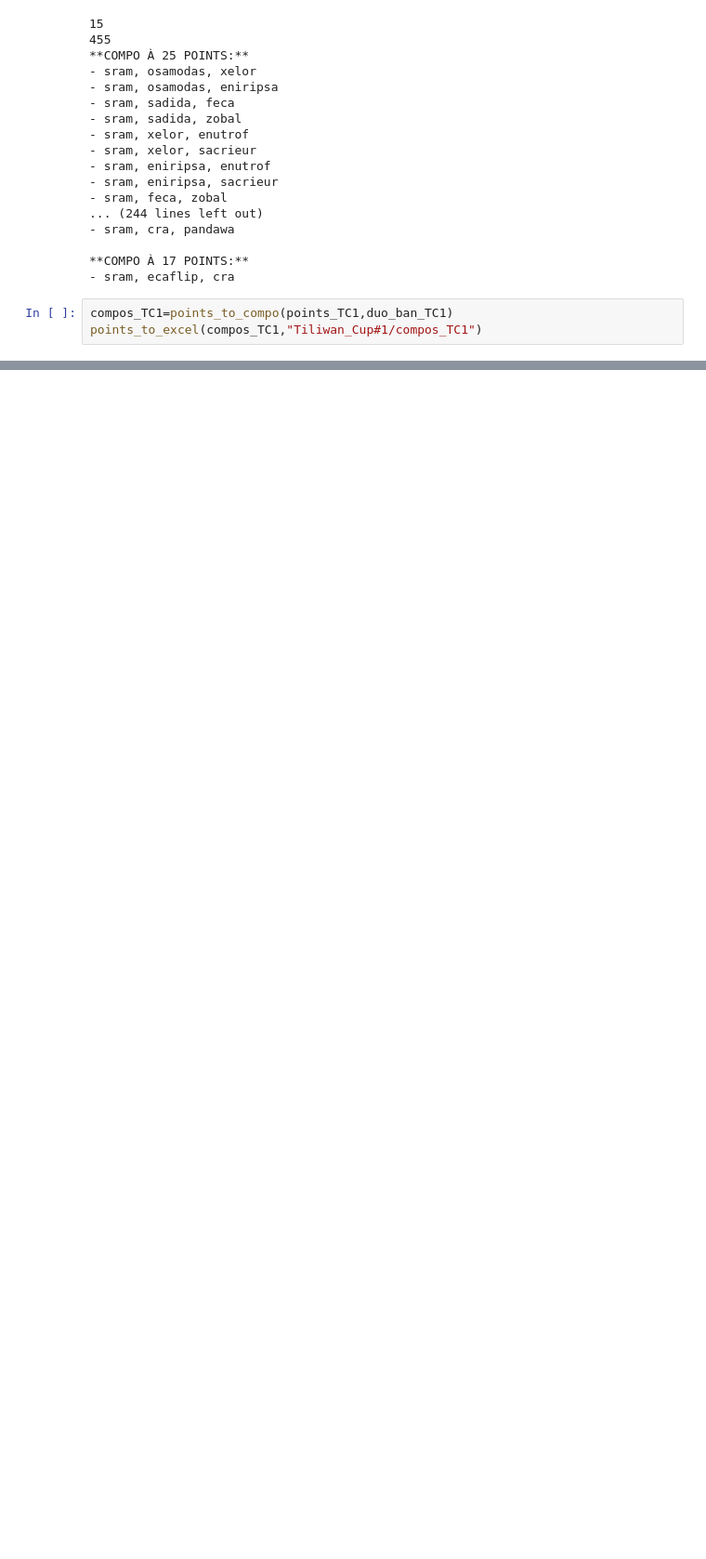
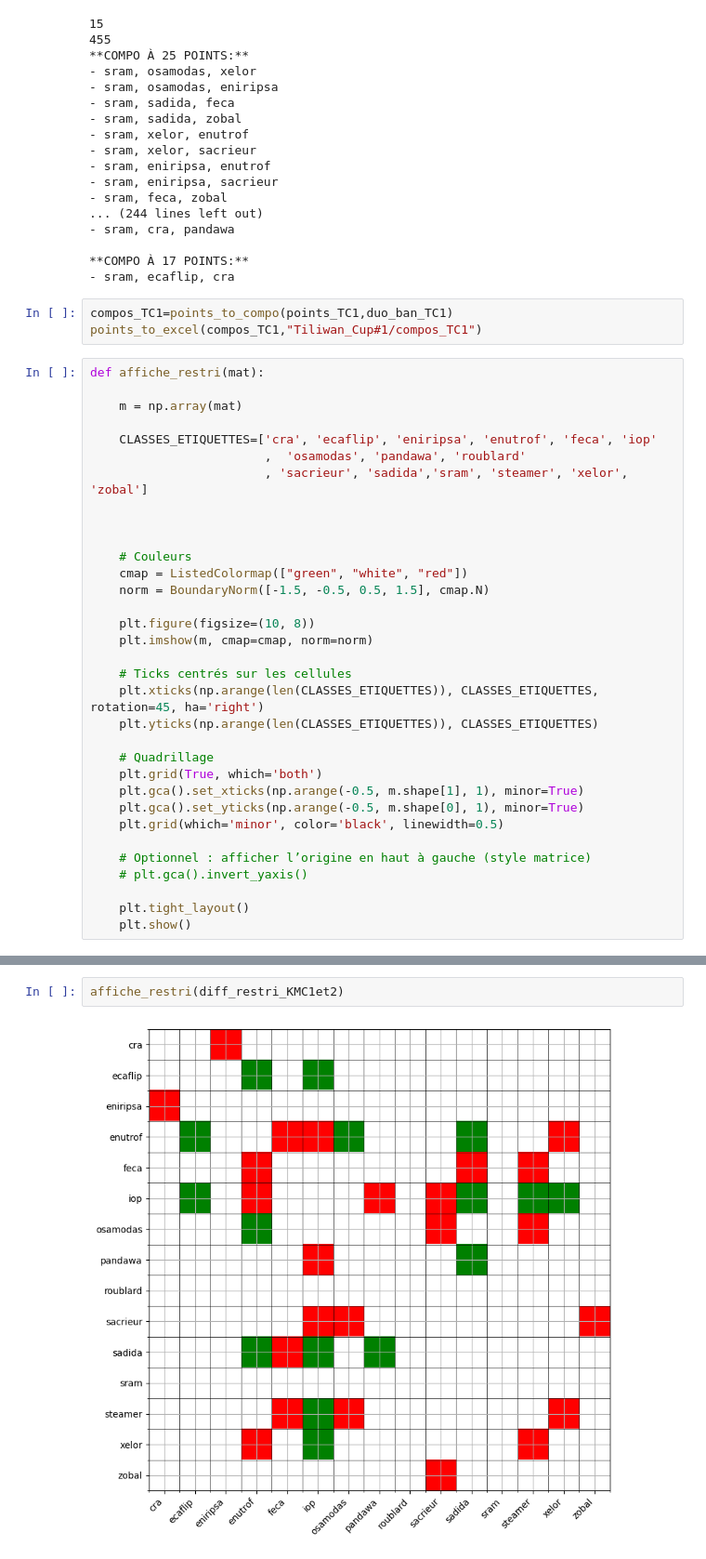
Before and after one commit to Warp-dt/Tournaments-stats, a Jupyter notebook: restri_points.ipynb, the cells around one changed output, grey strips where cells are left out. Shown at 93% size. Saved outputs shown, nothing was run; the diff lists cells and outputs as text; blank space fills up the shorter version.

Commit message:
ajout logique différence de restri

```diff
--- a/restri_points.ipynb
+++ b/restri_points.ipynb
@@ -1598,3 +1601,36 @@ for grade in cg:
 # %%
 compos_TC1=points_to_compo(points_TC1,duo_ban_TC1)
 points_to_excel(compos_TC1,"Tiliwan_Cup#1/compos_TC1")
+# %%
+def affiche_restri(mat):
+
+    m = np.array(mat)
+
+    CLASSES_ETIQUETTES=['cra', 'ecaflip', 'eniripsa', 'enutrof', 'feca', 'iop'
+                        ,  'osamodas', 'pandawa', 'roublard'
+                        , 'sacrieur', 'sadida','sram', 'steamer', 'xelor', 'zobal']
+
+
+
+    # Couleurs
+    cmap = ListedColormap(["green", "white", "red"])
+    norm = BoundaryNorm([-1.5, -0.5, 0.5, 1.5], cmap.N)
+
+    plt.figure(figsize=(10, 8))
+    plt.imshow(m, cmap=cmap, norm=norm)
+
+    # Ticks centrés sur les cellules
+    plt.xticks(np.arange(len(CLASSES_ETIQUETTES)), CLASSES_ETIQUETTES, rotation=45, ha='right')
+    plt.yticks(np.arange(len(CLASSES_ETIQUETTES)), CLASSES_ETIQUETTES)
+
+    # Quadrillage
+    plt.grid(True, which='both')
+    plt.gca().set_xticks(np.arange(-0.5, m.shape[1], 1), minor=True)
+    plt.gca().set_yticks(np.arange(-0.5, m.shape[0], 1), minor=True)
+    plt.grid(which='minor', color='black', linewidth=0.5)
+
+    # Optionnel : afficher l’origine en haut à gauche (style matrice)
+    # plt.gca().invert_yaxis()
+
+    plt.tight_layout()
+    plt.show()
@@ -1600,0 +1697,4 @@ points_to_excel(compos_TC1,"Tiliwan_Cup#1/compos_TC1")
+# %%
+affiche_restri(diff_restri_KMC1et2)
+# %% [output]
+[figure, added]
```
Also changed, not shown: parts of 3 cells of this notebook, 12 other files.
